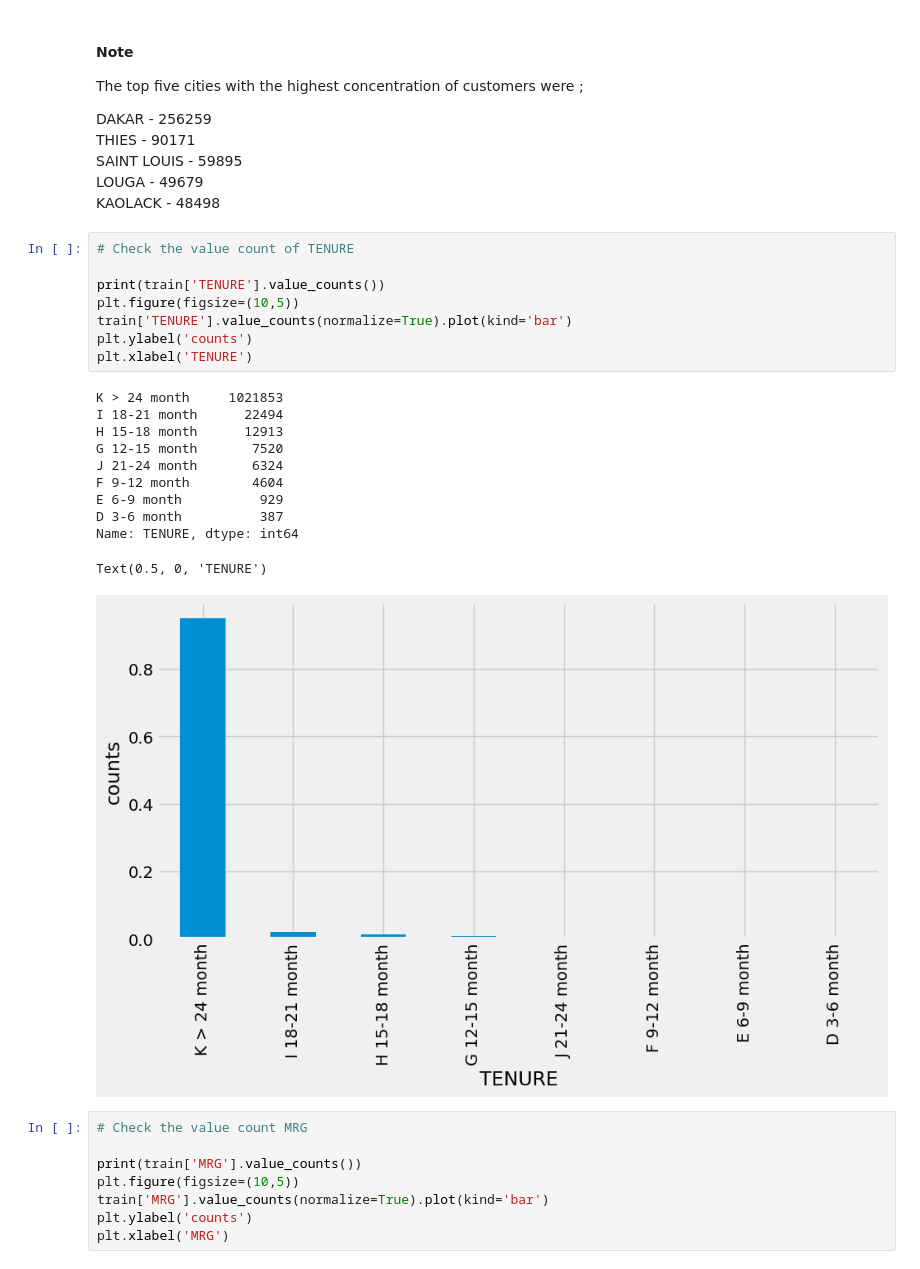
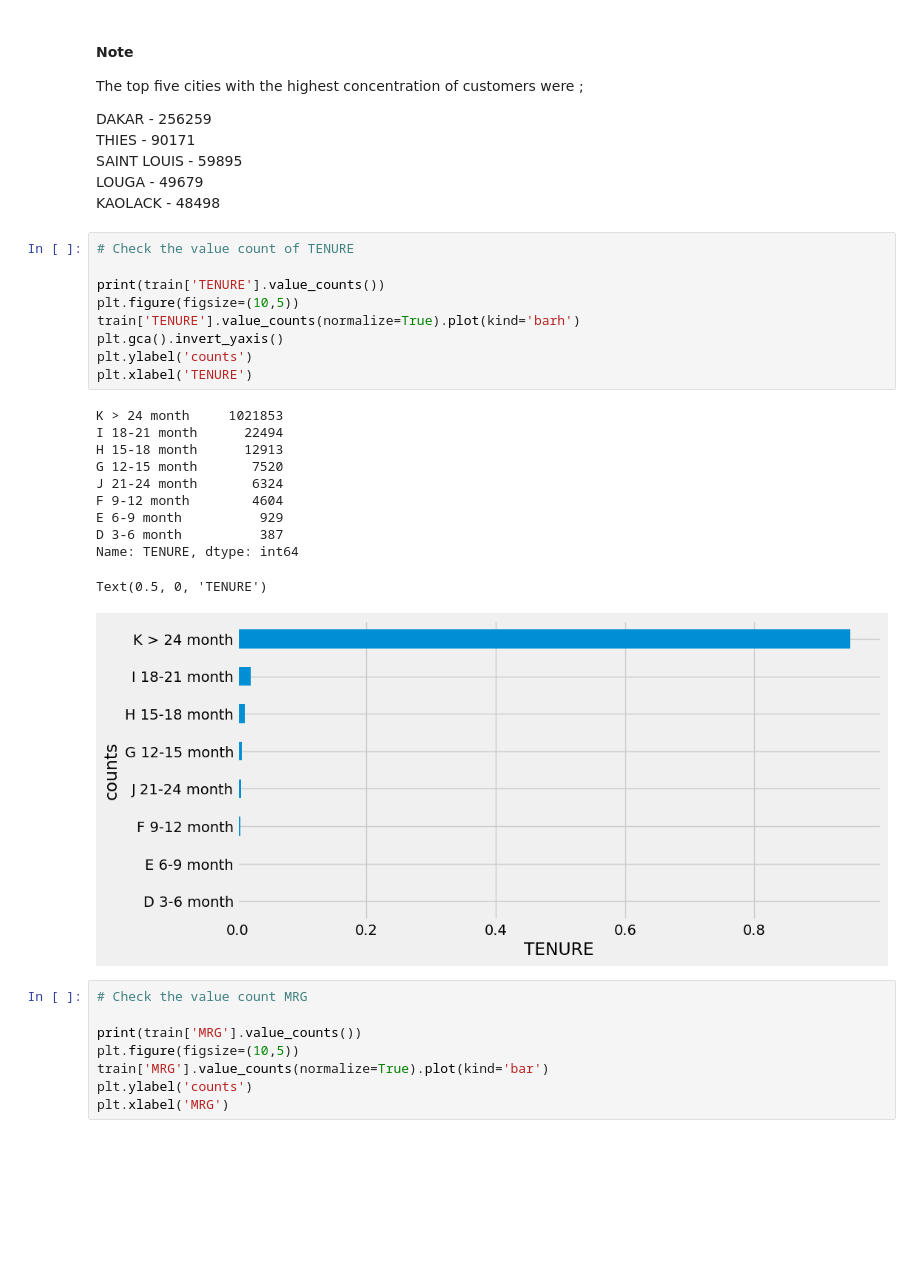
Before and after one commit to elvis-darko/Team_Zurich_Capstone_Project, a Jupyter notebook: Assets/dev/customer_churn_predict_TeamZurich.ipynb, the cells around one changed output. Saved outputs shown, nothing was run; the diff lists cells and outputs as text; blank space fills up the shorter version.

```diff
--- a/Assets/dev/customer_churn_predict_TeamZurich.ipynb
+++ b/Assets/dev/customer_churn_predict_TeamZurich.ipynb
@@ -288,23 +289,24 @@ KAOLACK     -   48498<br />
 # %%
 # Check the value count of TENURE
 
 print(train['TENURE'].value_counts())
 plt.figure(figsize=(10,5))
-train['TENURE'].value_counts(normalize=True).plot(kind='bar')
+train['TENURE'].value_counts(normalize=True).plot(kind='barh')
+plt.gca().invert_yaxis()
 plt.ylabel('counts')
 plt.xlabel('TENURE')
 # %% [output]
 K > 24 month     1021853
 I 18-21 month      22494
 H 15-18 month      12913
 G 12-15 month       7520
 J 21-24 month       6324
 F 9-12 month        4604
 E 6-9 month          929
 D 3-6 month          387
 Name: TENURE, dtype: int64
 Text(0.5, 0, 'TENURE')
-[figure, old version]
+[figure, new version]
 # %%
 # Check the value count MRG
 
```
Also changed, not shown: parts of 5 cells of this notebook.
